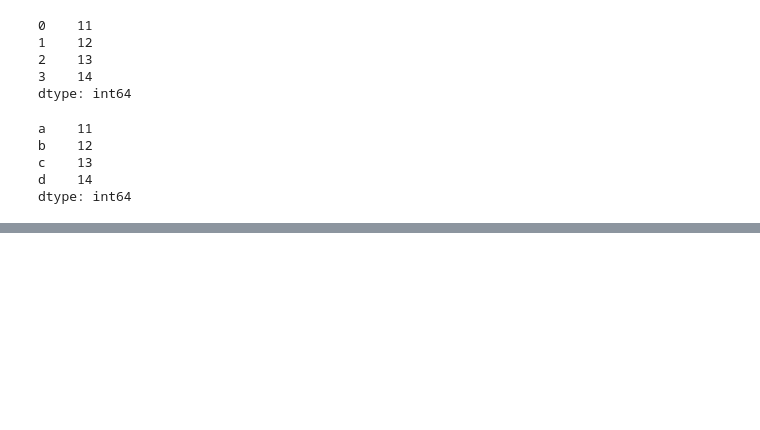
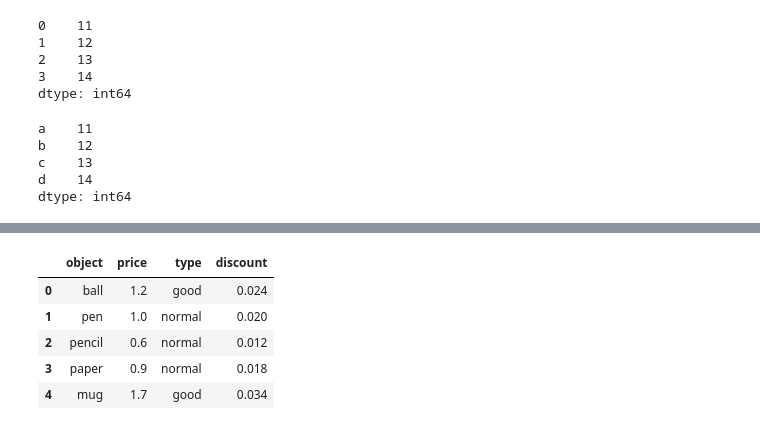
Before and after one commit to hqmkhoa/PhanTichDuLieu, a Jupyter notebook: Lab01.ipynb, the cells around one changed output, grey strips where cells are left out. Cells and saved outputs as stored; diff of their text form; code cells hidden in the pictures; blank space fills up the shorter version.

```diff
--- a/Lab01.ipynb
+++ b/Lab01.ipynb
@@ -22,3 +22,9 @@ b    12
 c    13
 d    14
 dtype: int64
+# %%
+data ={'color' : ['blue', 'green', 'yellow', 'red', 'white'],
+	'object': ['ball', 'pen', 'pencil', 'paper', 'mug'],
+	'price': [1.2, 1.0, 0.6,0.9,1.7]}
+frame = pd.DataFrame(data)
+frame
@@ -24,0 +70,10 @@ dtype: int64
+# %%
+frame2['discount'] = frame2['price']*0.02
+frame2
+# %% [output]
+|  | object | price | type | discount |
+| 0 | ball | 1.2 | good | 0.024 |
+| 1 | pen | 1.0 | normal | 0.020 |
+| 2 | pencil | 0.6 | normal | 0.012 |
+| 3 | paper | 0.9 | normal | 0.018 |
+| 4 | mug | 1.7 | good | 0.034 |
```
Also changed, not shown: parts of 9 cells of this notebook.
